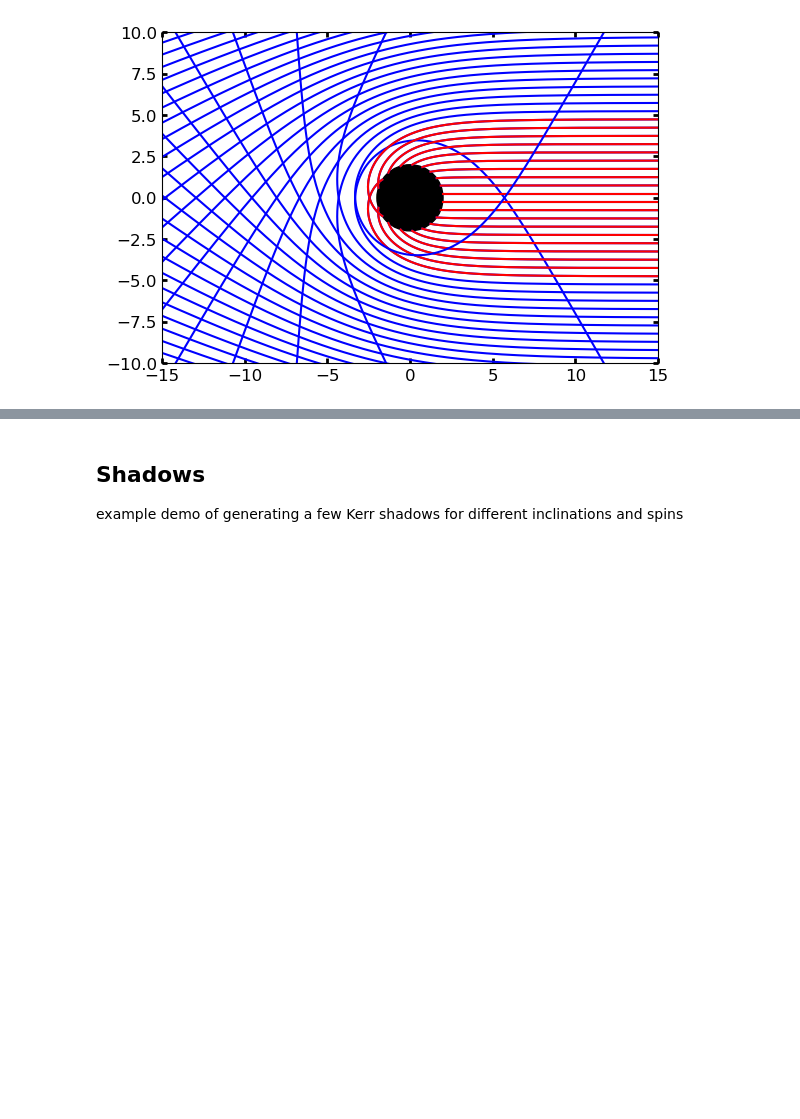
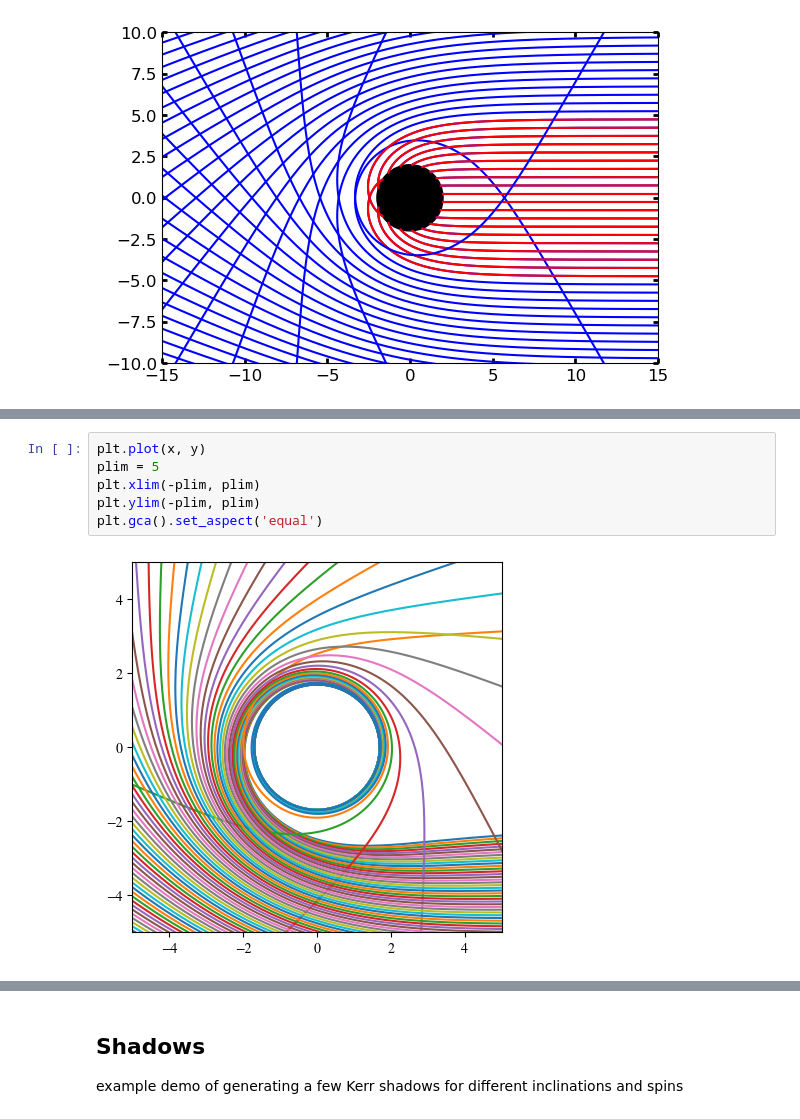
Before and after one commit to liamedeiros/Mahakala, a Jupyter notebook: demos/Mahakala_testing.ipynb, the cells around one changed output, grey strips where cells are left out. Saved outputs shown, nothing was run; the diff lists cells and outputs as text; blank space fills up the shorter version.

```diff
--- a/demos/Mahakala_testing.ipynb
+++ b/demos/Mahakala_testing.ipynb
@@ -241,0 +125,8 @@ integrate_one_photon(1000, 0.001, 0.001, 0.001)
+# %%
+plt.plot(x, y)
+plim = 5
+plt.xlim(-plim, plim)
+plt.ylim(-plim, plim)
+plt.gca().set_aspect('equal')
+# %% [output]
+[figure, added]
```
Also changed, not shown: parts of 31 cells of this notebook, 2 other files.
